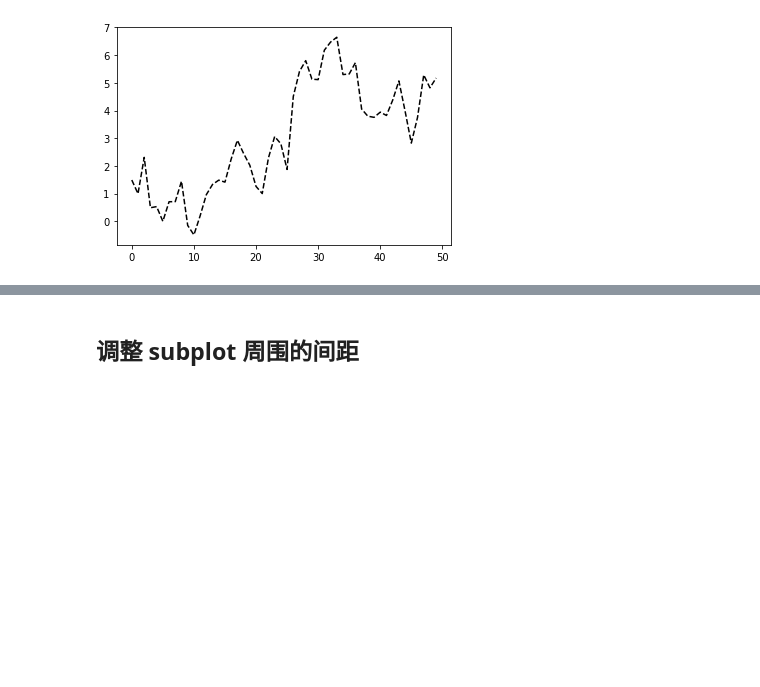
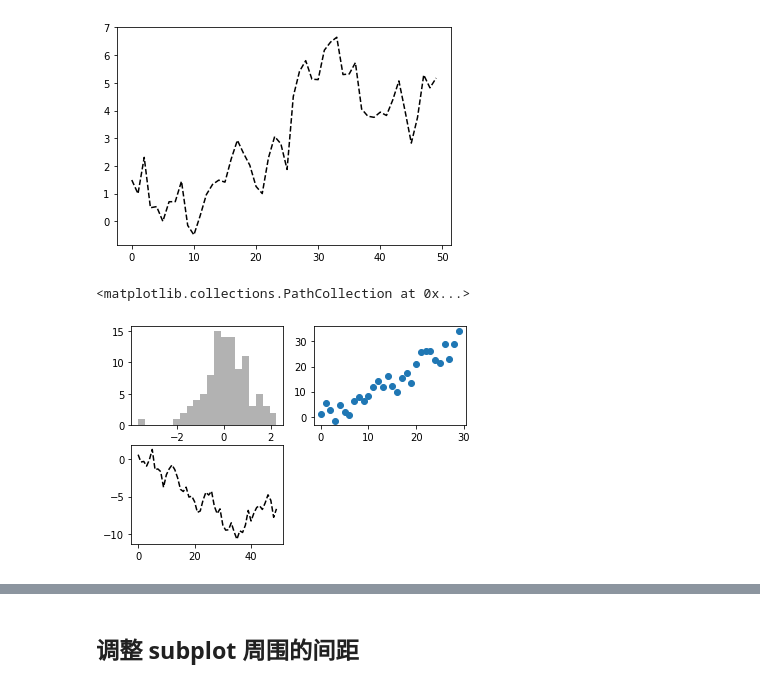
Before and after one commit to meloxl/Python-for-Data-Analysis, a Jupyter notebook: task8-ch09.ipynb, the cells around one changed output, grey strips where cells are left out. Cells and saved outputs as stored; diff of their text form; code cells hidden in the pictures; blank space fills up the shorter version.

```diff
--- a/task8-ch09.ipynb
+++ b/task8-ch09.ipynb
@@ -53,3 +54,16 @@ plt.plot(np.random.randn(50).cumsum(), 'k--')
 # %% [output]
 [<matplotlib.lines.Line2D at 0x...>]
 [figure]
+# %%
+fig = plt.figure()
+ax1 = fig.add_subplot(2, 2, 1)
+ax2 = fig.add_subplot(2, 2, 2)
+ax3 = fig.add_subplot(2, 2, 3)
+plt.plot(np.random.randn(50).cumsum(), 'k--')  #ax3 的地方画图
+_ = ax1.hist(np.random.randn(100), bins=20, color='k',
+alpha=0.3)
+ax2.scatter(np.arange(30), np.arange(30) + 3 *
+np.random.randn(30))
+# %% [output]
+<matplotlib.collections.PathCollection at 0x...>
+[figure, added]
```
Also changed, not shown: parts of 108 cells of this notebook, 1 other file.
